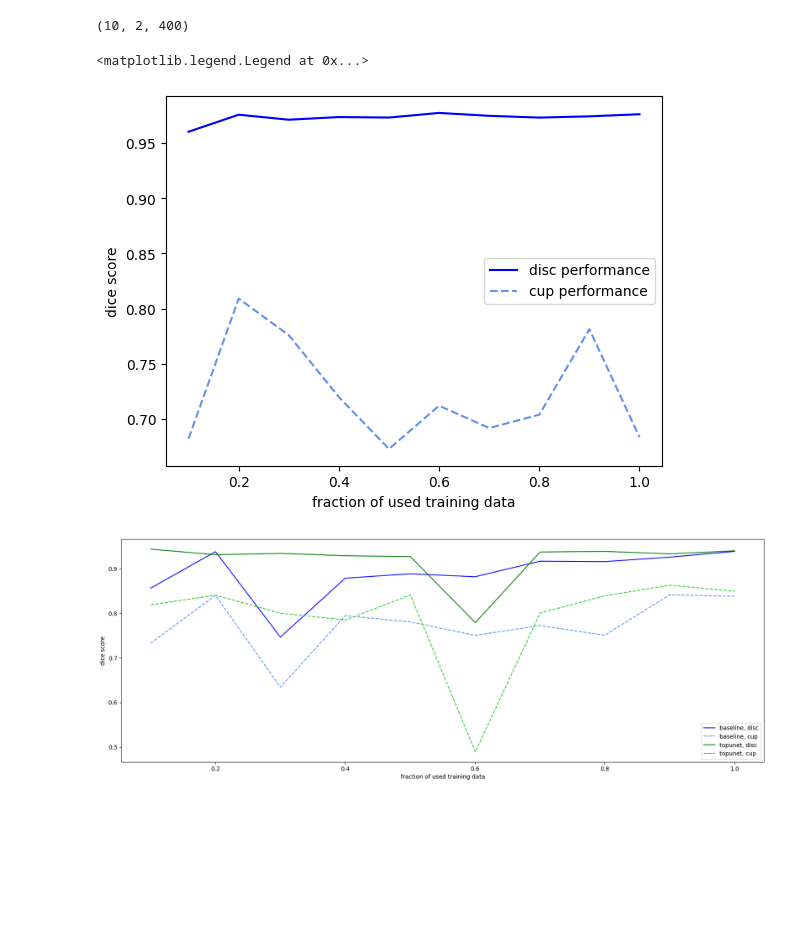
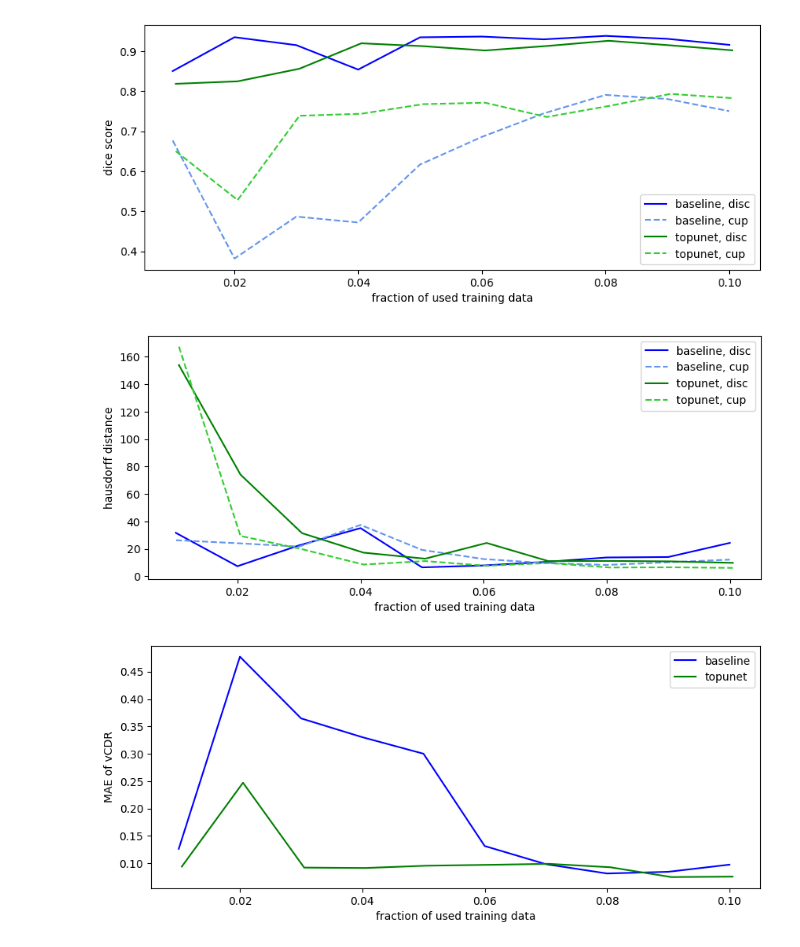
Before and after one commit to mo1333/anatomically_coherent_segmentation, a Jupyter notebook: evaluation_of_data_shortage.ipynb, the cells around one changed output. Drawn from its saved outputs; the diff is of its cells as text; code cells hidden in the pictures; blank space fills up the shorter version.

Commit message:
mak final evaluation on validation, test and CHAKSU dataset

```diff
--- a/evaluation_of_data_shortage.ipynb
+++ b/evaluation_of_data_shortage.ipynb
@@ -20,46 +29,17 @@ whole_performance = np.array([dice_dic[percentages[i]] for i in range(percentage
 # %%
-whole_performance.shape
+# print(whole_dice.shape)
+# print(whole_haus.shape)
-# %% [output]
-(10, 2, 400)
 # %%
-alpha = 0.05  # alpha level for confidence intervals
-
-plt.errorbar(percentages,
-             whole_performance.mean(axis=2)[:, 1],
-             linestyle="-", color="b", label="disc performance")
-plt.errorbar(percentages,
-             whole_performance.mean(axis=2)[:, 0],
-             linestyle="--", color="cornflowerblue", label="cup performance")
-# plt.plot(percentages, disc_performance, linestyle="-", color="b", label="disc performance")
-# plt.plot(percentages, cup_performance, linestyle="--", color="b", label="cup performance")
-plt.xlabel("fraction of used training data")
-plt.ylabel("dice score")
-plt.legend()
+# alpha = 0.05  # alpha level for confidence intervals
+#
+# plt.errorbar(percentages,
+#              whole_dice.mean(axis=2)[:, 1],
+#              linestyle="-", color="b", label="disc performance")
+# plt.errorbar(percentages,
+#              whole_dice.mean(axis=2)[:, 0],
+#              linestyle="--", color="cornflowerblue", label="cup performance")
+# # plt.plot(percentages, disc_performance, linestyle="-", color="b", label="disc performance")
+# # plt.plot(percentages, cup_performance, linestyle="--", color="b", label="cup performance")
+# plt.xlabel("fraction of used training data")
+# plt.ylabel("dice score")
+# plt.legend()
-# %% [output]
-<matplotlib.legend.Legend at 0x...>
-[figure, removed]
-# %%
-experiments_of_interest = ["topunet_sds_test_perc", "topunet"]
-experiments_labels = ["baseline", "topunet", "topological loss, very narrow"]
-# experiments_colors = [("b", "cornflowerblue"), ("green", "limegreen")]
-experiments_colors = [("b", "cornflowerblue"), ("green", "limegreen"), ("orangered", "coral")]
-exp_paths = ["experiments/" + name + "/" for name in experiments_of_interest]
-
-plt.rcParams["figure.figsize"] = (20,7)
-
-for i in range(len(experiments_of_interest)):
-    percentages, dice_dic = sds_file_handling(exp_paths[i])
-    whole_performance = np.array([dice_dic[percentages[i]] for i in range(percentages.shape[0])]).squeeze()
-    plt.errorbar(percentages+i/2000,
-                 whole_performance.mean(axis=2)[:, 1],
-                 linestyle="-", color=experiments_colors[i][0], label=experiments_labels[i] + ", disc")
-    plt.errorbar(percentages+i/2000,
-                 whole_performance.mean(axis=2)[:, 0],
-                 linestyle="--", color=experiments_colors[i][1], label=experiments_labels[i] + ", cup")
-
-plt.xlabel("fraction of used training data")
-plt.ylabel("dice score")
-plt.legend(loc=4) # loc 4 ... lower right
-plt.show()
-# %% [output]
-[figure, removed]
@@ -66 +60,12 @@ plt.show()
+# %%
+experiments_of_interest = ["standard", "topunet"]
+experiments_labels = ["baseline", "topunet"]
+
+plot_dice_mean_comparison(experiments_of_interest, experiments_labels)
+plot_haus_mean_comparison(experiments_of_interest, experiments_labels)
+plot_cdr_mae_mean_comparison(experiments_of_interest, experiments_labels)
+# %% [output]
+[figure, added]
+[figure, added]
+[figure, added]
 # %%
```
Also changed, not shown: parts of 4 cells of this notebook, 10 other files.
